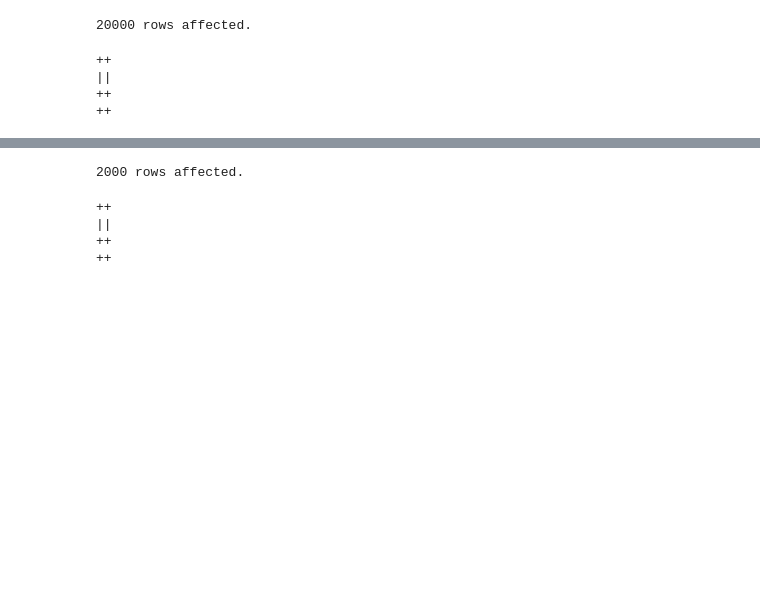
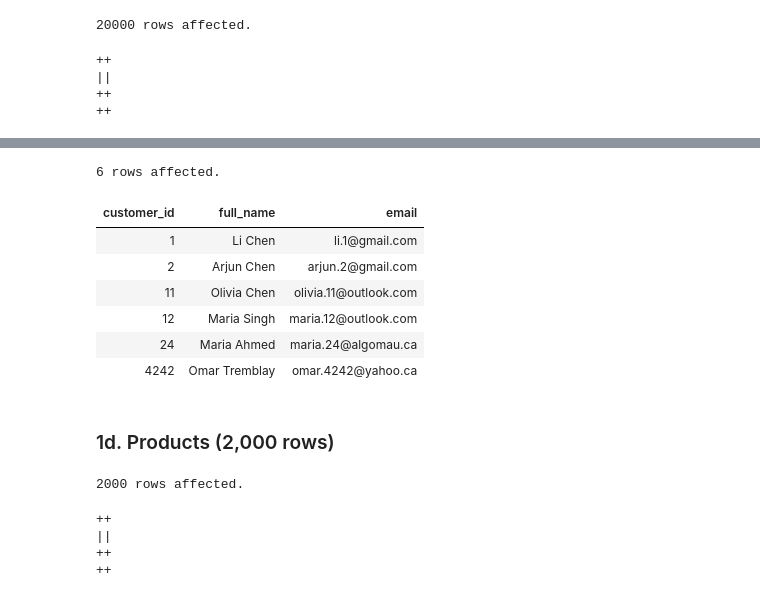
Before and after one commit to mdalmaruf/Database-Indexing, a Jupyter notebook: Database_Indexing_Activity.ipynb, the cells around one changed output, grey strips where cells are left out. Saved outputs shown, nothing was run; the diff lists cells and outputs as text; code cells hidden in the pictures; blank space fills up the shorter version.

```diff
--- a/Database_Indexing_Activity.ipynb
+++ b/Database_Indexing_Activity.ipynb
@@ -136,3 +152,19 @@ The other columns follow the same idea. City and province use the same position
+# %%
+%%sql
+SELECT customer_id, full_name, email
+FROM customers
+WHERE customer_id IN (1, 2, 11, 12, 24, 4242);
+# %% [output]
+6 rows affected.
+| customer_id | full_name | email |
+| 1 | Li Chen | li.1@gmail.com |
+| 2 | Arjun Chen | arjun.2@gmail.com |
+| 11 | Olivia Chen | olivia.11@outlook.com |
+| 12 | Maria Singh | maria.12@outlook.com |
+| 24 | Maria Ahmed | maria.24@algomau.ca |
+| 4242 | Omar Tremblay | omar.4242@yahoo.ca |
+# %% [markdown]
+### 1d. Products (2,000 rows)
 # %%
 %%sql
 CREATE TABLE products (
```
Also changed, not shown: parts of 33 cells of this notebook, 4 other files.
